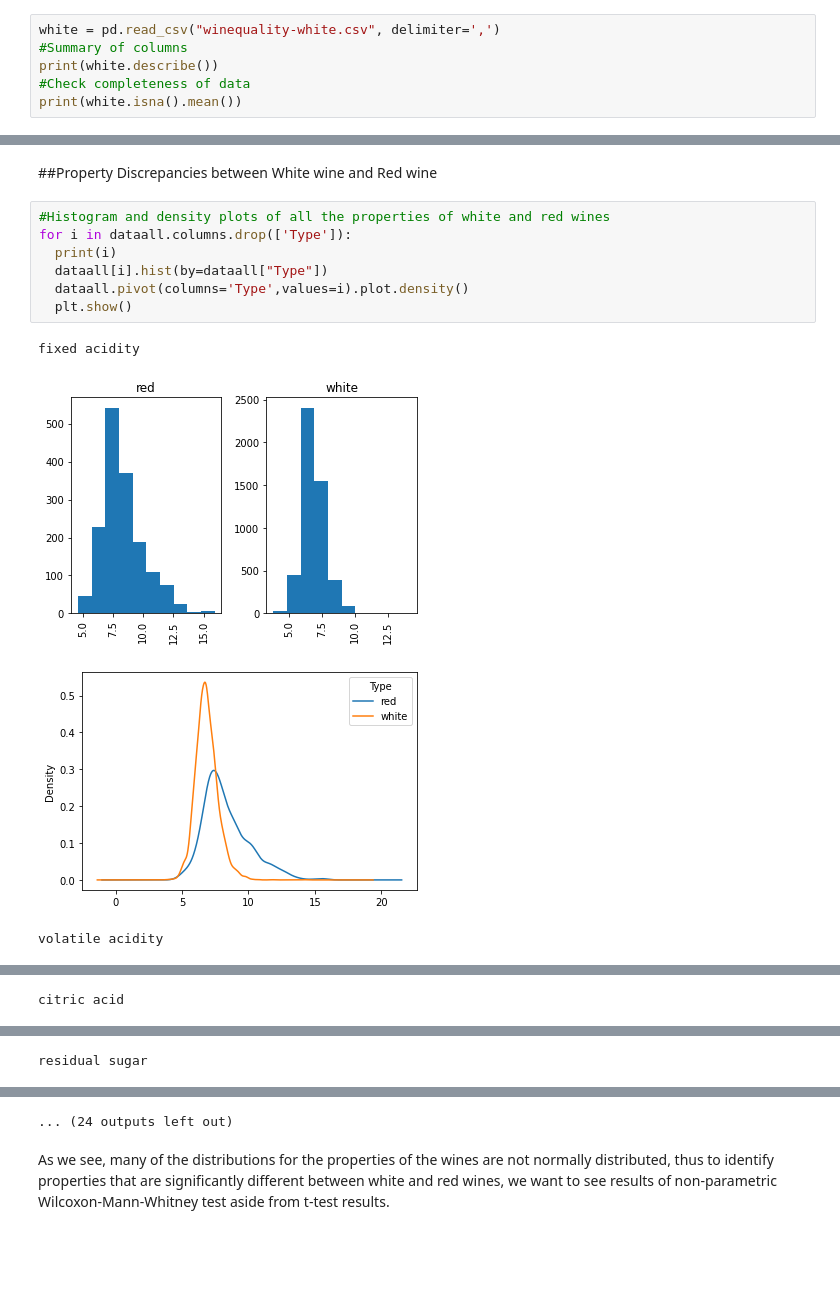
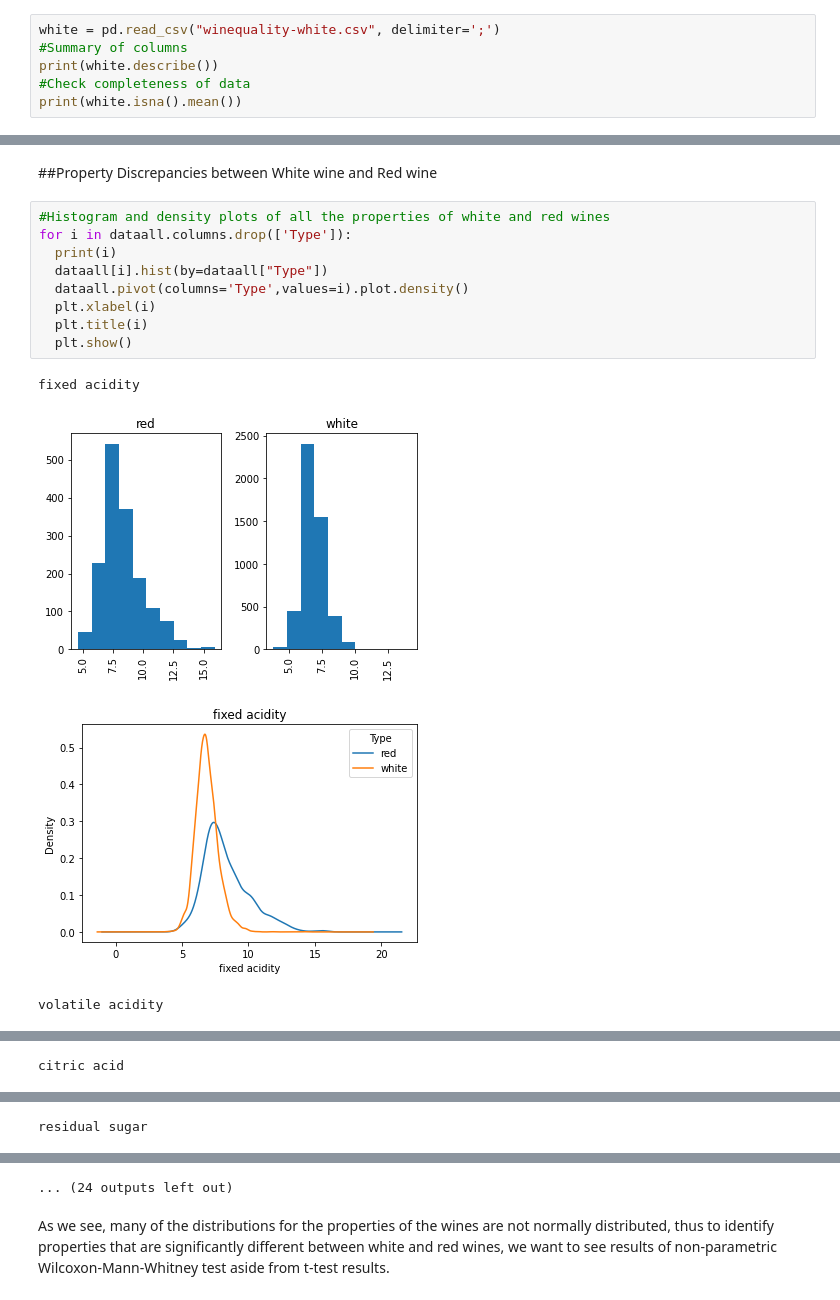
Before and after one commit to chaomacau/DSND_Wine_Project, a Jupyter notebook: Wine_Project_draft1.ipynb, the cells around one changed output, grey strips where cells are left out. Cells and saved outputs as stored; diff of their text form; blank space fills up the shorter version.

```diff
--- a/Wine_Project_draft1.ipynb
+++ b/Wine_Project_draft1.ipynb
@@ -45,7 +42,7 @@ Successfully installed researchpy-0.2.3
 # %% [markdown]
 Quic Look at the data (red wine and white wine datasets) for completeness and correlations
 # %%
-white = pd.read_csv("winequality-white.csv", delimiter=',')
+white = pd.read_csv("winequality-white.csv", delimiter=';')
 #Summary of columns
 print(white.describe())
 #Check completeness of data
@@ -158,13 +158,15 @@ With p value > 0.05, we fail to reject the null hypothese. Thus, there is no rel
 # %%
 #Histogram and density plots of all the properties of white and red wines
 for i in dataall.columns.drop(['Type']):
   print(i)
   dataall[i].hist(by=dataall["Type"])
   dataall.pivot(columns='Type',values=i).plot.density()
+  plt.xlabel(i)
+  plt.title(i)
   plt.show()
 # %% [output]
 fixed acidity
 [figure]
-[figure, old version]
+[figure, new version]
 volatile acidity
 [figure]
```
Also changed, not shown: parts of 13 cells of this notebook.
